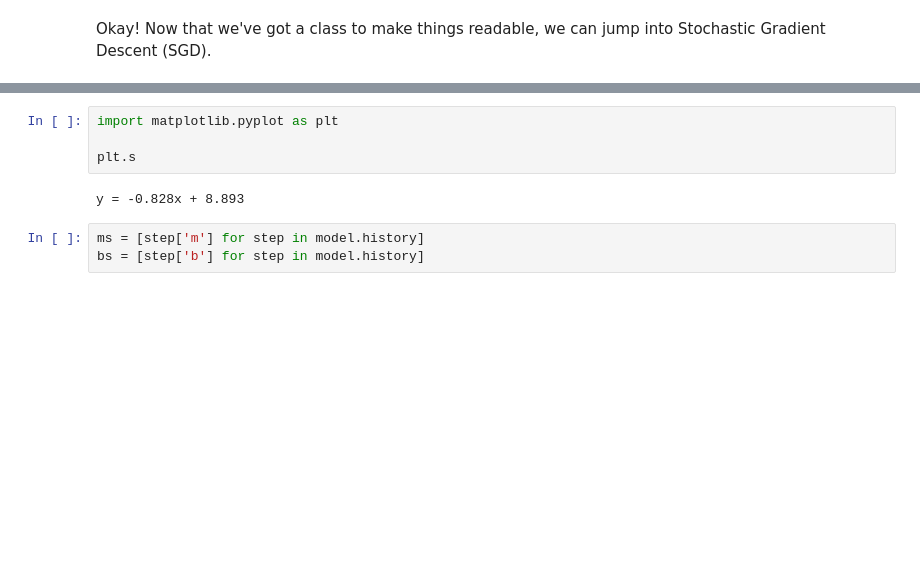
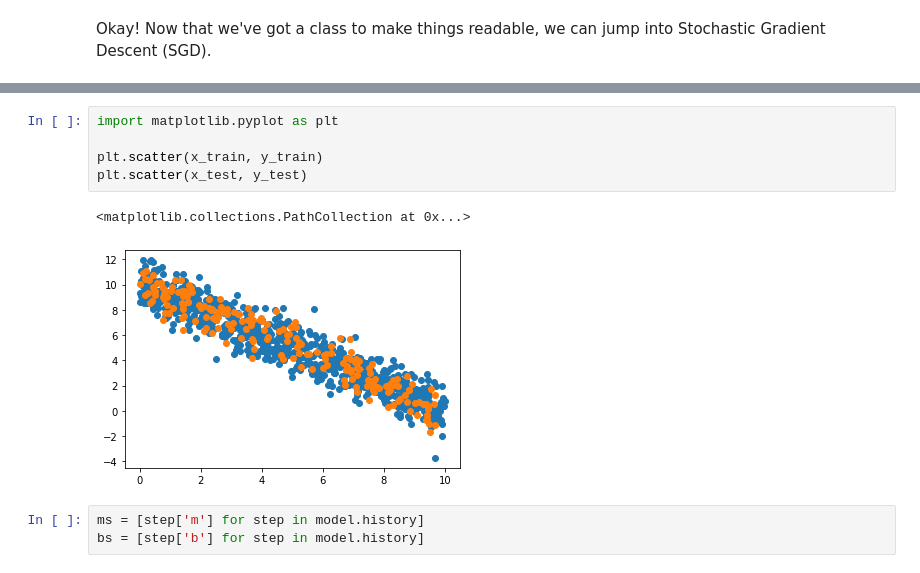
Before and after one commit to danhales/exploding-gradient, a Jupyter notebook: exploding-gradient.ipynb, the cells around one changed output, grey strips where cells are left out. Cells and saved outputs as stored; diff of their text form; blank space fills up the shorter version.

```diff
--- a/exploding-gradient.ipynb
+++ b/exploding-gradient.ipynb
@@ -379,9 +402,11 @@ Rmse: 1.5121143546838918
 # %%
 import matplotlib.pyplot as plt
 
-plt.s
+plt.scatter(x_train, y_train)
+plt.scatter(x_test, y_test)
 # %% [output]
-y = -0.828x + 8.893
+<matplotlib.collections.PathCollection at 0x...>
+[figure, added]
 # %%
 ms = [step['m'] for step in model.history]
 bs = [step['b'] for step in model.history]
```
Also changed, not shown: parts of 3 cells of this notebook.
